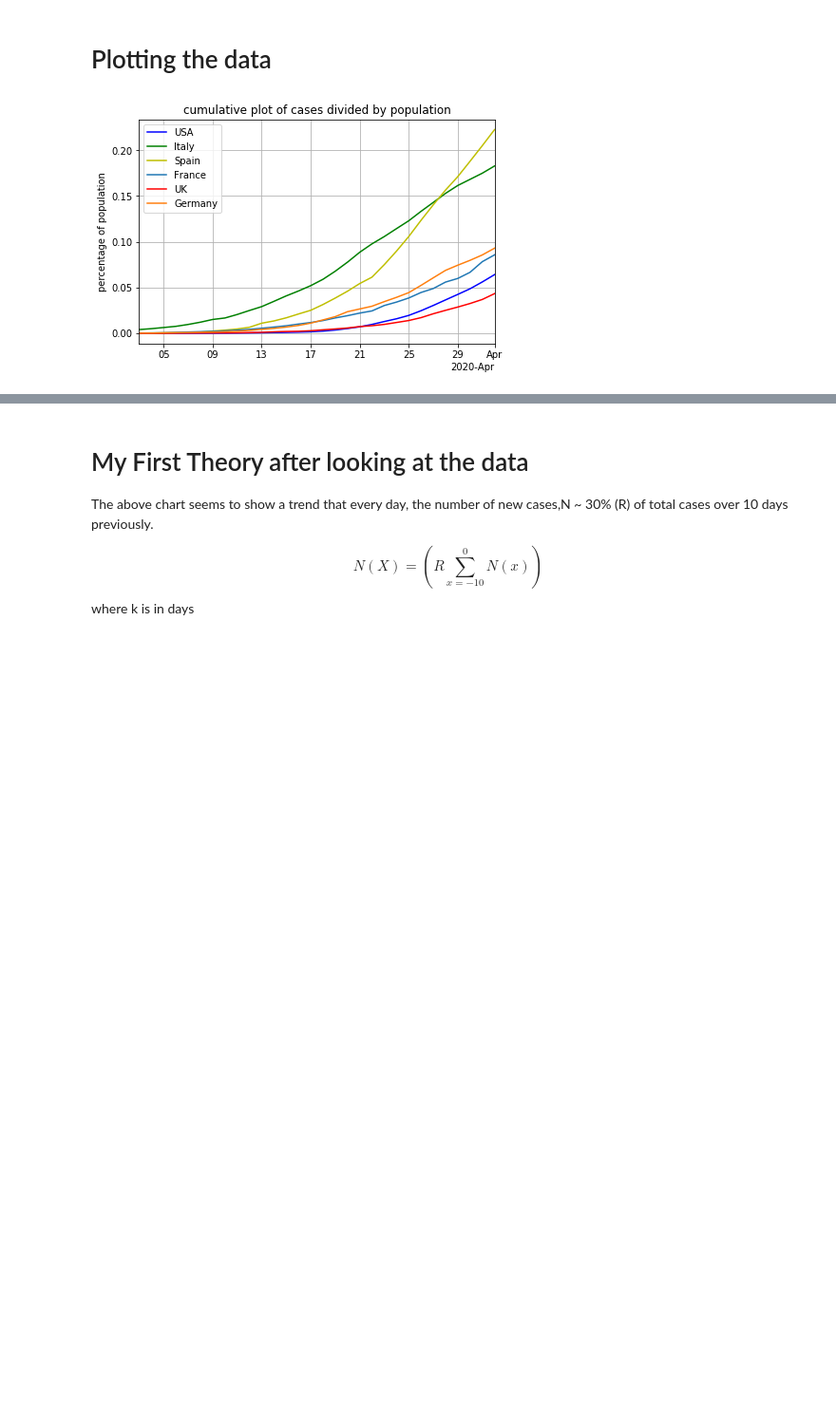
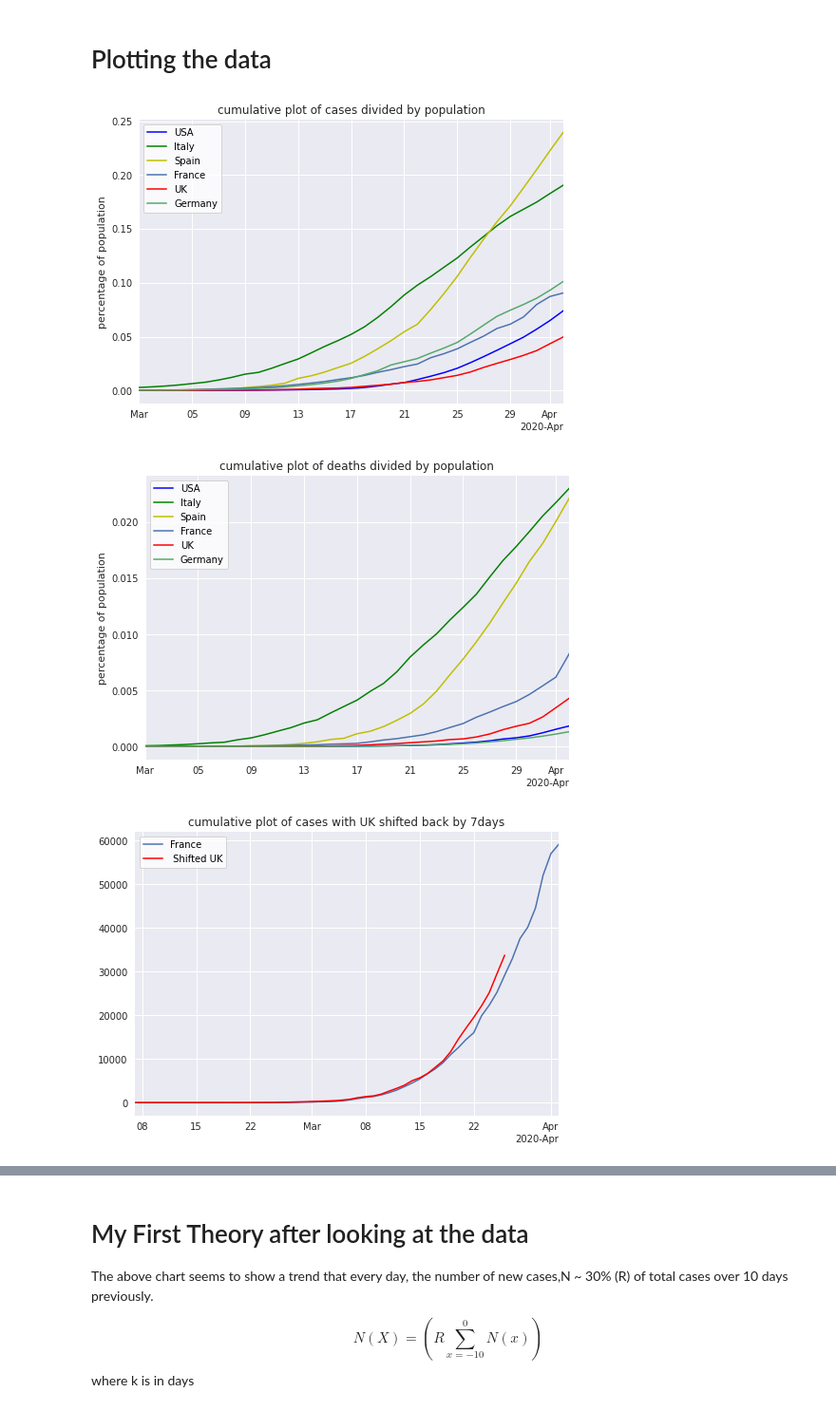
Before and after one commit to jordanesmith/coronavirus_analysis, a Jupyter notebook: data_analyser.ipynb, the cells around one changed output, grey strips where cells are left out. Shown at 95% size. Saved outputs shown, nothing was run; the diff lists cells and outputs as text; code cells hidden in the pictures; blank space fills up the shorter version.

Commit message:
added new colour scheme to plots

```diff
--- a/data_analyser.ipynb
+++ b/data_analyser.ipynb
@@ -304,9 +286,11 @@ def divide_by_population(yvalues,cases_or_deaths):
 import matplotlib as lib
 import matplotlib.dates as mdates
 import matplotlib.cbook as cbook
+import matplotlib.style
+style = 'seaborn'
 
 
-def plot(type_of_plot,countries_list,cases_or_deaths,date_min_index=0,date_max_index=-1,timeshift=None,divideBy_population=False):
+def plot(type_of_plot,countries_list,cases_or_deaths,date_min_index=0,date_max_index=-1,timeshift=None,divideBy_population=False,style=style):
     '''Different types of plot are: cumulative, new, acceleration,exponential,fatality rate.
     timeshift is in days and always applies to UK'''
 
@@ -323,11 +307,13 @@ def plot(type_of_plot,countries_list,cases_or_deaths,date_min_index=0,date_max_i
     if type_of_plot == 'fatality rate': assert(cases_or_deaths == None), 'Fatality rate requires argument "cases_or_deaths_" = None, but currently inputed as: ' + str(cases_or_deaths)
 
     #  setup stuff
-    fig, ax = plt.subplots(constrained_layout=True)
+    with plt.style.context(style_label):
+        fig, ax = plt.subplots(num=style_label)
     locator = mdates.AutoDateLocator()
     formatter = mdates.ConciseDateFormatter(locator)
     ax.xaxis.set_major_locator(locator)
     ax.xaxis.set_major_formatter(formatter)
+
 
     ax.grid(True)
     end_title = ''
@@ -446,7 +432,14 @@ def plot(type_of_plot,countries_list,cases_or_deaths,date_min_index=0,date_max_i
 
 
     fig.savefig('plots/' + str(type_of_plot) + str(cases_or_deaths) + str(countries_list) + 'timeshift='+str(timeshift)+'.png')
+    plt.show()
+    fig.clf()
 # %%
-plot('cumulative',['United States','Italy','Spain','France','United Kingdom','Germany'],'cases',divideBy_population=True,date_min_index=50)
+plot('cumulative',['United States','Italy','Spain','France','United Kingdom','Germany'],'cases',divideBy_population=True,date_min_index=48)
+plot('cumulative',['United States','Italy','Spain','France','United Kingdom','Germany'],'deaths',divideBy_population=True,date_min_index=15)
+plot('cumulative',['France','United Kingdom'],'cases',date_min_index=25,timeshift=7)
+plot('new',['Sweden','United Kingdom','Norway'],'cases',divideBy_population=True,date_min_index=50)
 # %% [output]
-[figure, old version]
+[figure, new version]
+[figure, added]
+[figure, added]
```
Also changed, not shown: parts of 3 cells of this notebook, 1 other file.
